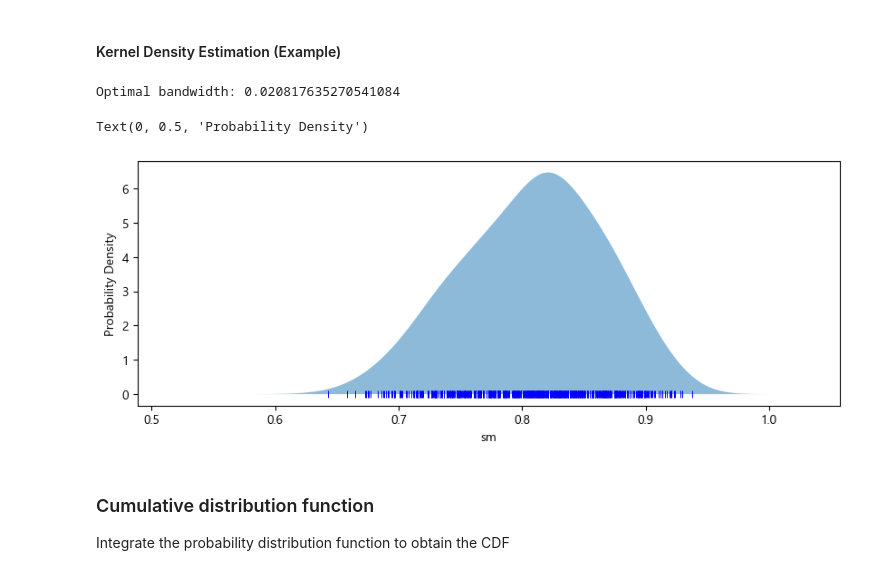
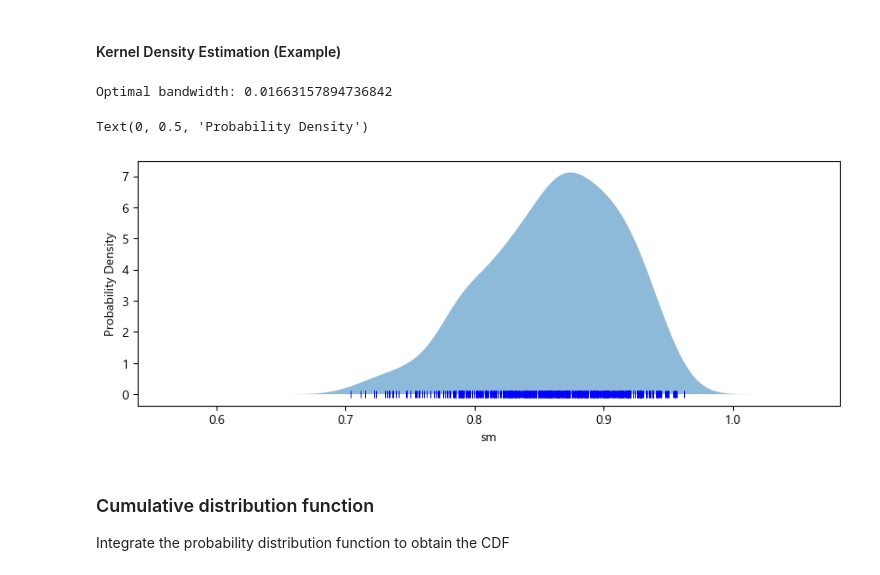
Before and after one commit to klekarkar/mHM_IO_dataprocessing, a Jupyter notebook: SoilMoistureIndex.ipynb, the cells around one changed output. Saved outputs shown, nothing was run; the diff lists cells and outputs as text; code cells hidden in the pictures.

```diff
--- a/soilmoisture_anomalies.ipynb
+++ b/SoilMoistureIndex.ipynb
@@ -38,7 +38,7 @@ mhm_fluxes_mon['recharge'][77].plot(robust=True)
 data=mhm_fluxes_mon.sel(time=mhm_fluxes_mon.time.dt.month==6)
 
 #select a time series from a specific location
-sample_ts = mhm_fluxes_mon['SM_Lall'].sel(lon=4.5, lat=50.5, method='nearest')
+sample_ts = mhm_fluxes_mon['SM_Lall'].sel(lon=5.5, lat=50.75, method='nearest')
 # %%
 ts_df = sample_ts.to_dataframe().drop(columns=['lat', 'lon'])
 # %%
@@ -88,7 +88,7 @@ $h = \sigma * (\frac{4}{3n})^{-0.2}$
 #extract values
 soil_moisture = ts_df.values[:,1]
 # Define a range of bandwidths to test
-bandwidths =np.linspace(0.001, 0.9, 500)
+bandwidths =np.linspace(0.001, 0.1, 20)
 
 # Perform cross-validated grid search for bandwidth h
 grid = GridSearchCV(KernelDensity(kernel='gaussian'),
@@ -104,35 +104,35 @@ print(f"Optimal bandwidth: {optimal_h}")
 
 # kernel density estimation
 kde = KernelDensity(bandwidth=optimal_h, kernel='gaussian')
 kde.fit(soil_moisture[:, None]) #fit the KDE model to the data
 
 #plot the kde
 x = np.linspace(soil_moisture.min() * 0.8, soil_moisture.max() * 1.1, 1000)
 #x used for evaluating the kernel density estimation (KDE) does not have to be the same as the original data points.
 #  Instead, x is typically chosen as a smooth, evenly spaced range of values that covers the domain of the data.
 #  This ensures that the KDE curve is displayed smoothly over the range of interest.
 # x is for the visualization of the KDE, not for determining the underlying probabilities of your data
 
 #evaluate the KDE at the x values
 #range of soil moisture values
 logprob = kde.score_samples(x[:, None]) #log of the probability density function
 
 #probability density function
 prob_density = np.exp(logprob)
 
 #////////////////////////////////////////////////////////////////////////////////////////////////////////////////////////
 
 #plot the KDE
 fig, ax = plt.subplots(figsize=(10, 3.5))
 plt.fill_between(x, prob_density, alpha=0.5)
 #plot vertical lines (|) representing the soil moisture values, with height equal to -0.01
 plt.plot(soil_moisture, np.full_like(soil_moisture, -0.01), '|b', markeredgewidth=0.7)
 plt.xlabel('sm')
 plt.ylabel('Probability Density')
 # %% [output]
-Optimal bandwidth: 0.020817635270541084
+Optimal bandwidth: 0.01663157894736842
 Text(0, 0.5, 'Probability Density')
-[figure, old version]
+[figure, new version]
 # %% [markdown]
 ### Cumulative distribution function
 
```
Also changed, not shown: parts of 10 cells of this notebook, 1 other file.
